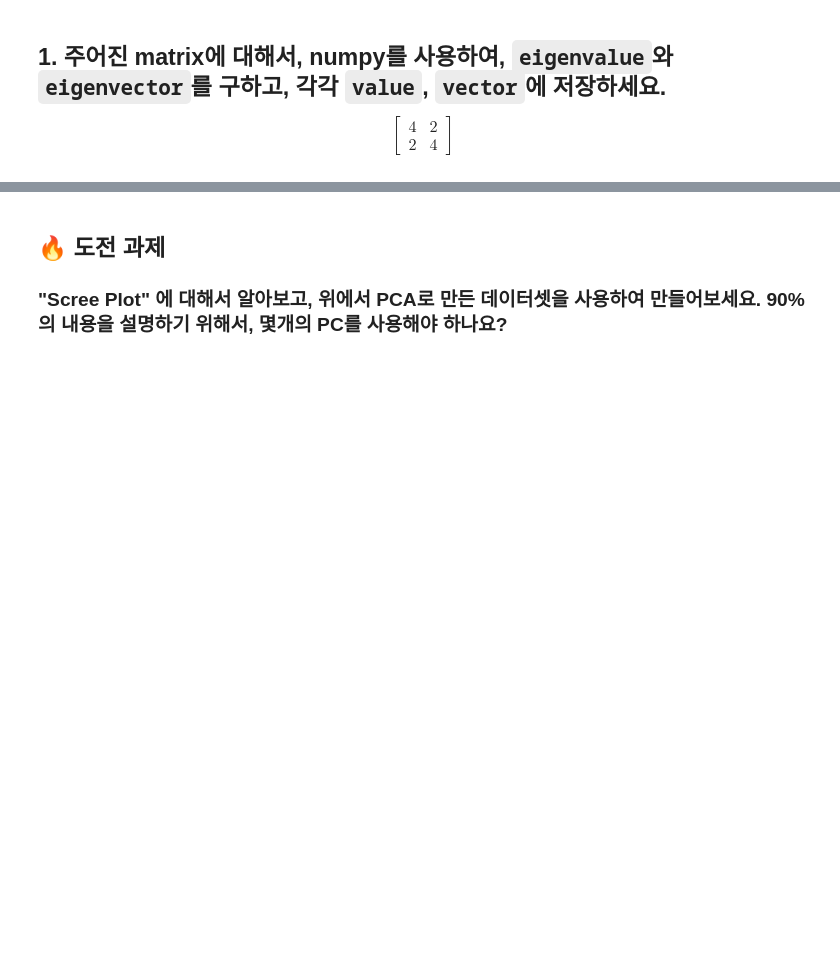
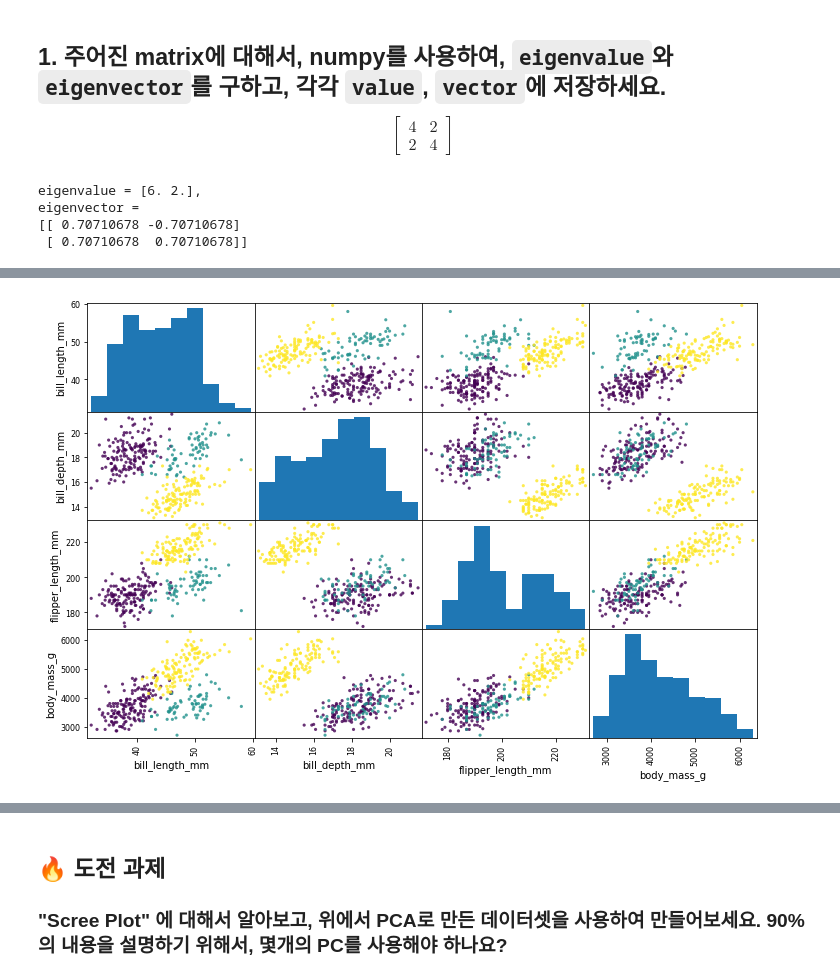
Before and after one commit to KyungRyeolBaek/study, a Jupyter notebook: n133-dimensionality-reduction-techniques/n133a-high-dimensional-data.ipynb, the cells around one changed output, grey strips where cells are left out. Saved outputs shown, nothing was run; the diff lists cells and outputs as text; code cells hidden in the pictures; blank space fills up the shorter version.

```diff
--- a/n133-dimensionality-reduction-techniques/n133a-high-dimensional-data.ipynb
+++ b/n133-dimensionality-reduction-techniques/n133a-high-dimensional-data.ipynb
@@ -13,3 +11,19 @@
+# %%
+# eigenvalue, eigenvector 구하기.
+import numpy as np
+
+mat = np.array([[4,2],
+                [2,4]])
+
+value = np.linalg.eig(mat)[0]   # eigenvalue
+vector = np.linalg.eig(mat)[1]  # eigenvector
+
+print('eigenvalue = {}, \neigenvector = \n{}'.format(np.linalg.eig(mat)[0], np.linalg.eig(mat)[1]))
+# %% [output]
+eigenvalue = [6. 2.],
+eigenvector =
+[[ 0.70710678 -0.70710678]
+ [ 0.70710678  0.70710678]]
 # %% [markdown]
 ## 2. Penguins dataset을 사용하여 numerical feature 4개에 대해서 2차원으로 PCA를 시행 후 PC1 & PC2를 사용하여 scatter plot을 그리세요.
 
@@ -26,3 +40,16 @@
 <img src='https://i.imgur.com/5BCEHeL.png'>
 # %%
 # 이곳에 답안을 작성하시기 바랍니다
+import seaborn
+
+df = seaborn.load_dataset('penguins')[['species', 'bill_length_mm', 'bill_depth_mm', 'flipper_length_mm', 'body_mass_g']]
+df
+# %%
+from pandas.plotting import scatter_matrix
+import matplotlib.pyplot as plt
+
+#creating data frame for pandas
+scatter_matrix(df, c = df.dropna()['species'].replace({'Adelie': 0, 'Chinstrap': 1, 'Gentoo': 2}), marker='o', s=10,alpha=.8, figsize=(12,8))
+plt.show()
+# %% [output]
+[figure, added]
```
Also changed, not shown: parts of 4 cells of this notebook.
